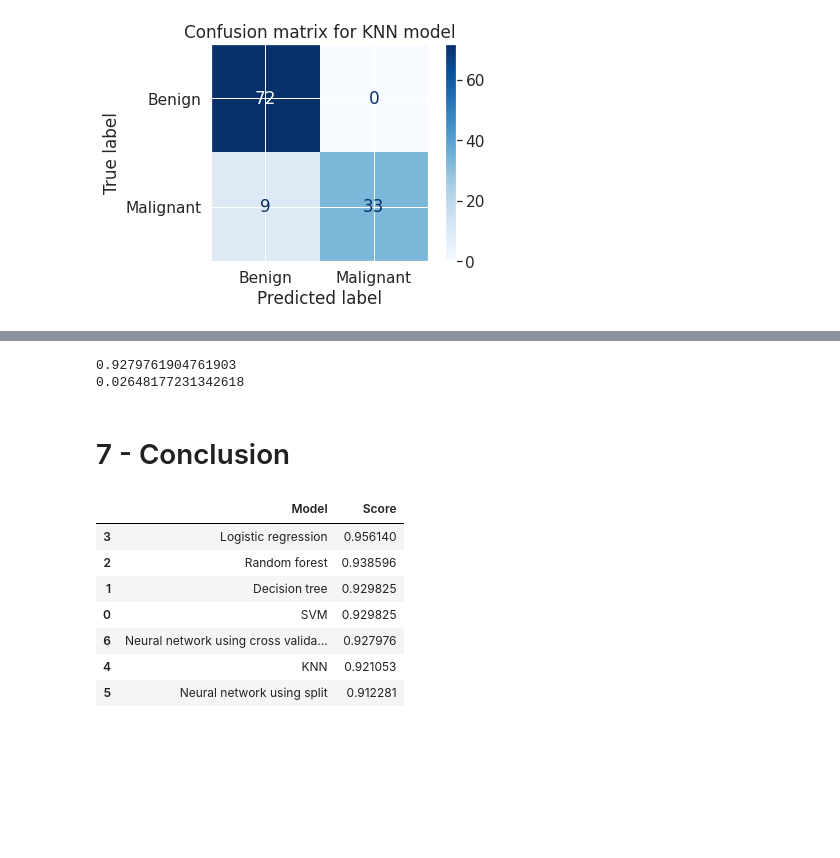
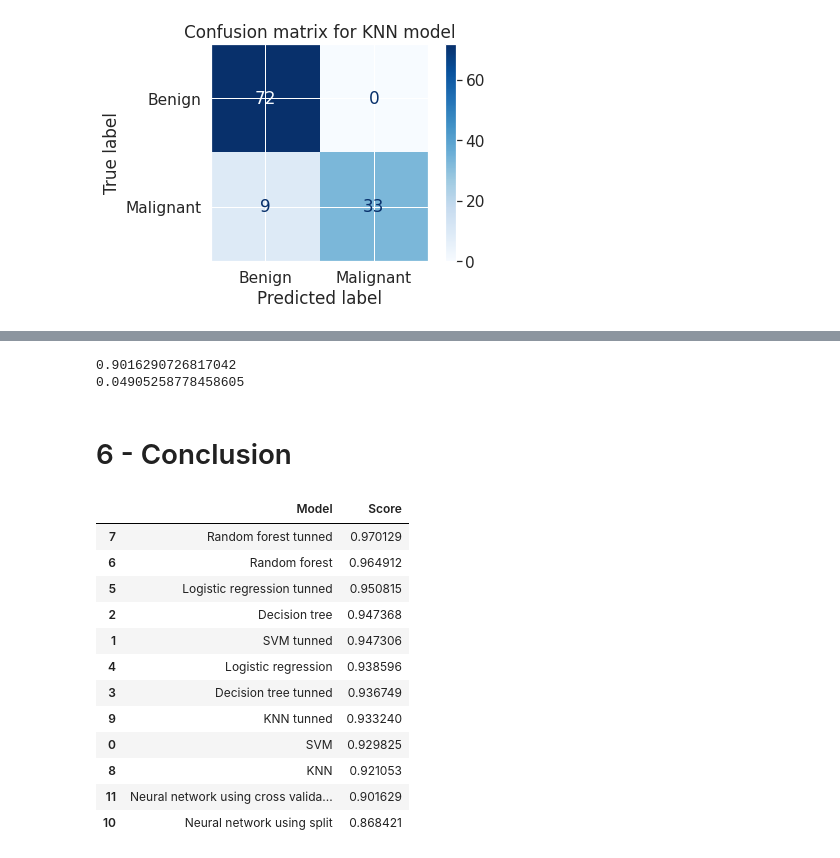
Before and after one commit to alancalumby/breast-cancer-predicting-model, a Jupyter notebook: breast-cancer-predicting-model.ipynb, the cells around one changed output, grey strips where cells are left out. Cells and saved outputs as stored; diff of their text form; code cells hidden in the pictures; blank space fills up the shorter version.

```diff
--- a/breast-cancer-predicting-model.ipynb
+++ b/breast-cancer-predicting-model.ipynb
@@ -481,9 +655,9 @@ TBD - Parameteres tuning
 # %%
 classifier_split = Sequential()
-classifier_split.add(Dense(units = 16, activation = 'relu',
-                        kernel_initializer = 'random_uniform', input_dim = 29))
-classifier_split.add(Dense(units = 16, activation = 'relu',
-                        kernel_initializer = 'random_uniform'))
+#classifier_split.add(Dense(units = 16, activation = 'relu', kernel_initializer = 'random_uniform', input_dim = 29))
+classifier_split.add(Dense(units = 8, activation = 'relu', kernel_initializer = 'normal', input_dim = 29))
+#classifier_split.add(Dense(units = 16, activation = 'relu', kernel_initializer = 'random_uniform'))
+classifier_split.add(Dense(units = 8, activation = 'relu', kernel_initializer = 'normal'))
 classifier_split.add(Dense(units = 1, activation = 'sigmoid'))
 
 otimizador = keras.optimizers.Adam(lr = 0.001, decay = 0.0001, clipvalue = 0.5)
@@ -492,7 +666,7 @@ classifier_split.compile(optimizer = otimizador, loss = 'binary_crossentropy',
 
 # Fit model
 classifier_split.fit(x_train, y_train,
-                  batch_size = 10, epochs = 100)
+                  batch_size = 10, epochs = 100, verbose = 0)
 # Predict
 labels_rn_split = classifier_split.predict(x_test)
 labels_rn_split = (labels_rn_split > 0.5)
@@ -535,11 +691,11 @@ classe = y
 
 def createNeuralNetwork():
     classifier_cv = Sequential()
-    classifier_cv.add(Dense(units = 16, activation = 'relu',
-                        kernel_initializer = 'random_uniform', input_dim = 29))
+    classifier_cv.add(Dense(units = 8, activation = 'relu', kernel_initializer = 'normal', input_dim = 29))
+    #classifier_cv.add(Dense(units = 16, activation = 'relu', kernel_initializer = 'random_uniform', input_dim = 29))
     classifier_cv.add(Dropout(0.2))
-    classifier_cv.add(Dense(units = 16, activation = 'relu',
-                        kernel_initializer = 'random_uniform'))
+    classifier_cv.add(Dense(units = 8, activation = 'relu', kernel_initializer = 'normal'))
+    #classifier_cv.add(Dense(units = 16, activation = 'relu', kernel_initializer = 'random_uniform'))
     classifier_cv.add(Dropout(0.2))
     classifier_cv.add(Dense(units = 1, activation = 'sigmoid'))
     otimizador = keras.optimizers.Adam(lr = 0.001, decay = 0.0001, clipvalue = 0.5)
@@ -549,7 +705,7 @@ def createNeuralNetwork():
 # %%
 classifier_cv = KerasClassifier(build_fn = createNeuralNetwork,
                                 epochs = 100,
-                                batch_size = 10)
+                                batch_size = 10, verbose = 0)
 labels_rn_cv = cross_val_score(estimator = classifier_cv,
                              X = previsores, y = classe,
                              cv = 10, scoring = 'accuracy')
@@ -574,25 +712,32 @@ Epoch 100/100
 # %%
-media = labels_rn_cv.mean()
-scores.append(media)
-desvio = labels_rn_cv.std()
-print(media)
-print(desvio)
+mean = labels_rn_cv.mean()
+scores.append(mean)
+scores_cv.append(mean)
+stddev = labels_rn_cv.std()
+print(mean)
+print(stddev)
 # %% [output]
-0.9279761904761903
-0.02648177231342618
+0.9016290726817042
+0.04905258778458605
 # %% [markdown]
-<a id="7-Conclusion"></a>
-# 7 - Conclusion
+<a id="6-Conclusion"></a>
+# 6 - Conclusion
 # %%
-df_scores = pd.DataFrame({'Model': ['SVM','Decision tree','Random forest','Logistic regression','KNN','Neural network using split', 'Neural network using cross validation'],
+models = ['SVM', 'SVM tunned','Decision tree','Decision tree tunned','Logistic regression','Logistic regression tunned', 'Random forest','Random forest tunned','KNN','KNN tunned', 'Neural network using split', 'Neural network using cross validation']
+df_scores = pd.DataFrame({'Model': models,
                        'Score': scores}).sort_values(['Score', 'Model'],ascending = [False, True])
 df_scores
 # %% [output]
 |  | Model | Score |
-| 3 | Logistic regression | 0.956140 |
-| 2 | Random forest | 0.938596 |
-| 1 | Decision tree | 0.929825 |
+| 7 | Random forest tunned | 0.970129 |
+| 6 | Random forest | 0.964912 |
+| 5 | Logistic regression tunned | 0.950815 |
+| 2 | Decision tree | 0.947368 |
+| 1 | SVM tunned | 0.947306 |
+| 4 | Logistic regression | 0.938596 |
+| 3 | Decision tree tunned | 0.936749 |
+| 9 | KNN tunned | 0.933240 |
 | 0 | SVM | 0.929825 |
-| 6 | Neural network using cross valida... | 0.927976 |
-| 4 | KNN | 0.921053 |
-| 5 | Neural network using split | 0.912281 |
+| 8 | KNN | 0.921053 |
+| 11 | Neural network using cross valida... | 0.901629 |
+| 10 | Neural network using split | 0.868421 |
```
Also changed, not shown: parts of 85 cells of this notebook.
